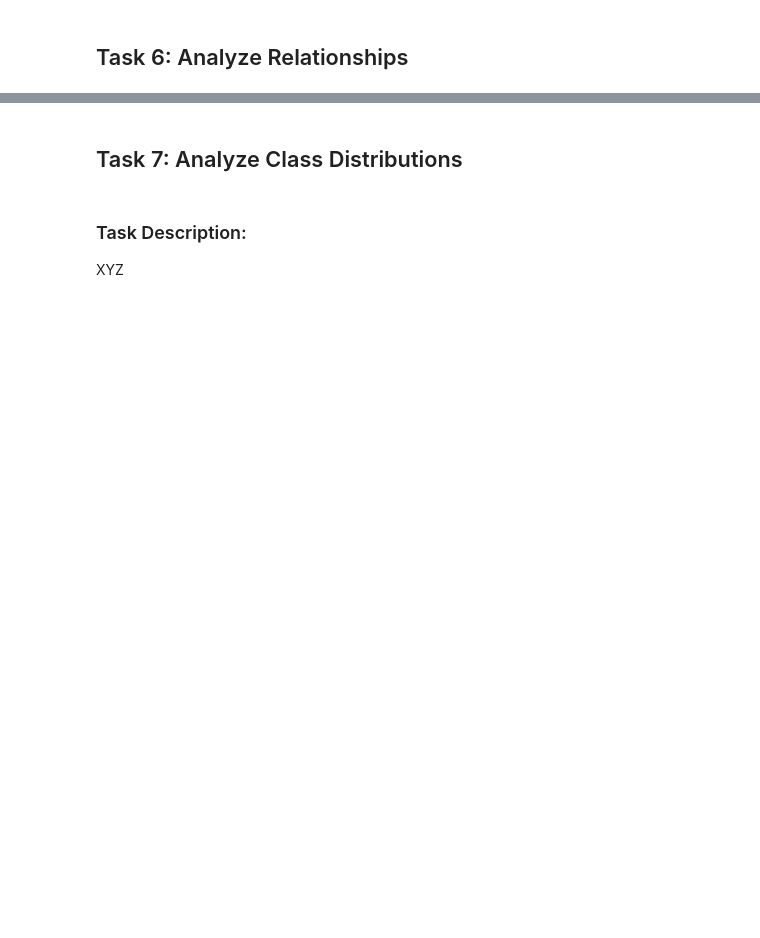
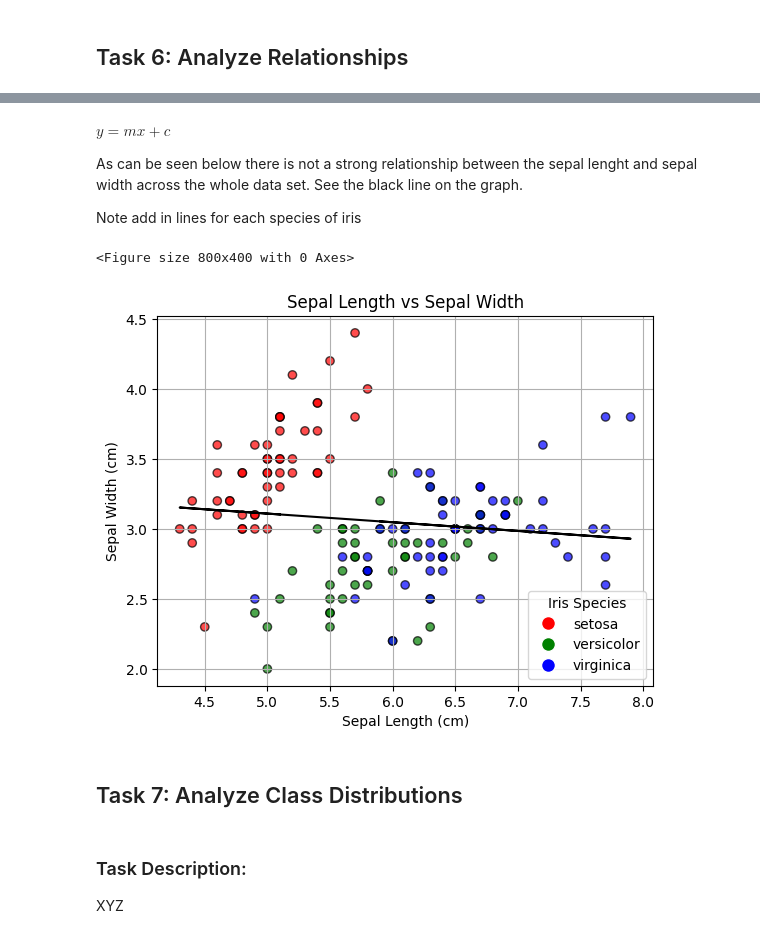
Before and after one commit to skerr17/principles_of_data_analytics, a Jupyter notebook: tasks.ipynb, the cells around one changed output, grey strips where cells are left out. Drawn from its saved outputs; the diff is of its cells as text; code cells hidden in the pictures; blank space fills up the shorter version.

```diff
--- a/tasks.ipynb
+++ b/tasks.ipynb
@@ -327,3 +346,52 @@ XYZ
+# %% [markdown]
+$ y = mx + c$
+
+As can be seen below there is not a strong relationship between the sepal lenght and sepal width across the whole data set. See the black line on the graph.
+
+Note add in lines for each species of iris
+# %%
+# Reference: https://numpy.org/doc/stable/reference/generated/numpy.polyfit.html
+# Reference: https://www.geeksforgeeks.org/numpys-polyfit-function-a-comprehensive-guide/
+
+
+# Redefined the scatter plot from Task 5 with a line of best fit added in
+plt.figure(figsize=(8, 4))  # Set the size of the figure
+
+# Scatter plot of sepal length vs sepal width
+fig, ax = plt.subplots()
+
+# Create the scatter plot
+scatter = ax.scatter(iris_dataframe['sepal length (cm)'], # x-axis
+           iris_dataframe['sepal width (cm)'],  # y-axis
+            c=iris_dataframe['species'].map(species_colours),  # Map species to colours
+            edgecolor='k',  # Add edge color to points
+            alpha=0.7,)  # Set transparency
+
+# Add labels and title
+plt.xlabel('Sepal Length (cm)')
+plt.ylabel('Sepal Width (cm)')
+plt.title('Sepal Length vs Sepal Width')
+
+# create the legend labels and handles
+legend_labels = species_colours.keys()
+legend_handles = [plt.Line2D([0], [0], marker='o', color='w', markerfacecolor=color, markersize=10, label=species)
+                  for species, color in species_colours.items()]
+
+# create the legend labels and handles
+ax.legend(legend_handles, legend_labels, title='Iris Species', loc='lower right')
+
+# Add a line of best fit
+m, c = np.polyfit(iris_dataframe['sepal length (cm)'], iris_dataframe['sepal width (cm)'], 1) # straight line
+
+# Plot the line of best fit
+ax.plot(iris_dataframe['sepal length (cm)'], m*iris_dataframe['sepal length (cm)'] + c, color='black') # plot the line
+
+# Show the plot
+plt.grid(True)
+plt.show()
+# %% [output]
+<Figure size 800x400 with 0 Axes>
+[figure, added]
 # %% [markdown]
 ## Task 7: Analyze  Class Distributions
 # %% [markdown]
```
Also changed, not shown: parts of 10 cells of this notebook.
